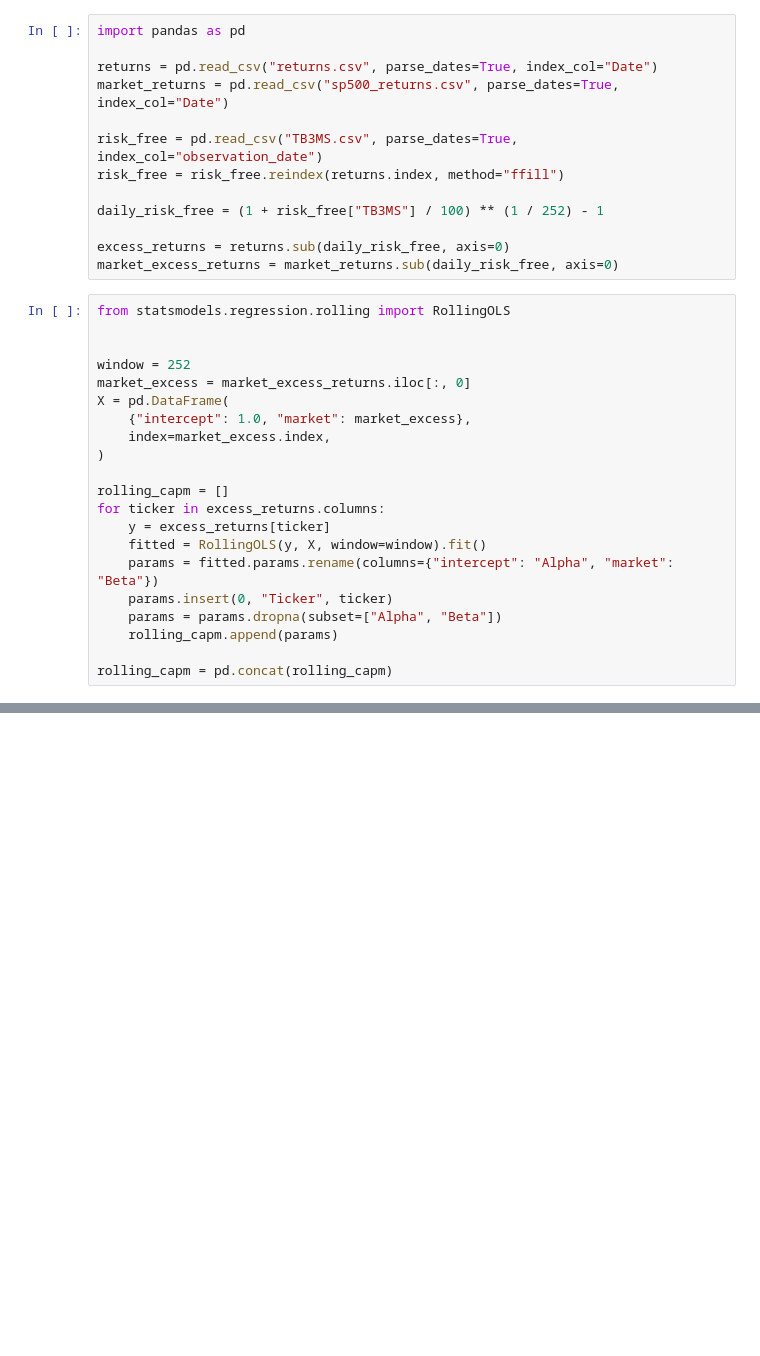
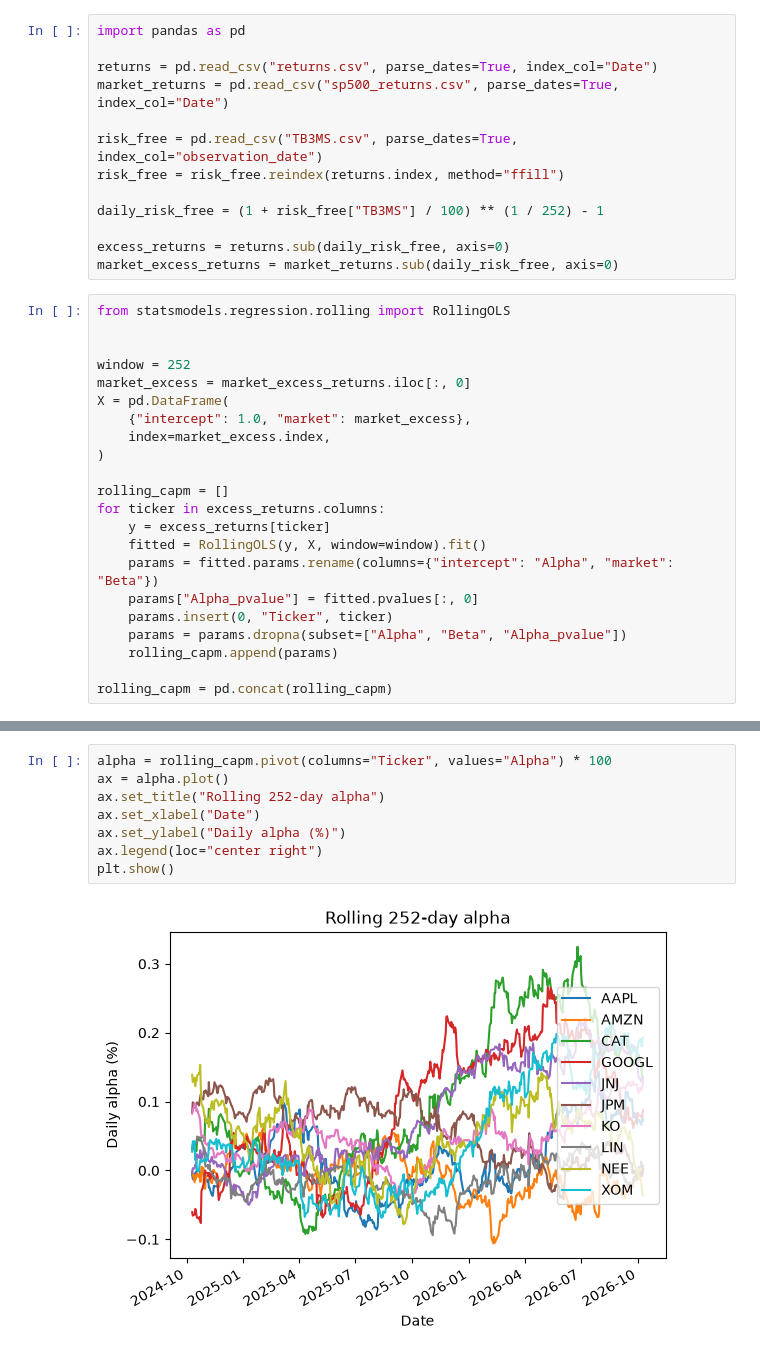
Before and after one commit to vincent-bin-2027/capm, a Jupyter notebook: capm.ipynb, the cells around one changed output, grey strips where cells are left out. Saved outputs shown, nothing was run; the diff lists cells and outputs as text; blank space fills up the shorter version.

```diff
--- a/capm.ipynb
+++ b/capm.ipynb
@@ -68,8 +66,9 @@ for ticker in excess_returns.columns:
     y = excess_returns[ticker]
     fitted = RollingOLS(y, X, window=window).fit()
     params = fitted.params.rename(columns={"intercept": "Alpha", "market": "Beta"})
+    params["Alpha_pvalue"] = fitted.pvalues[:, 0]
     params.insert(0, "Ticker", ticker)
-    params = params.dropna(subset=["Alpha", "Beta"])
+    params = params.dropna(subset=["Alpha", "Beta", "Alpha_pvalue"])
     rolling_capm.append(params)
 
 rolling_capm = pd.concat(rolling_capm)
@@ -88,0 +101,10 @@ plt.show()
+# %%
+alpha = rolling_capm.pivot(columns="Ticker", values="Alpha") * 100
+ax = alpha.plot()
+ax.set_title("Rolling 252-day alpha")
+ax.set_xlabel("Date")
+ax.set_ylabel("Daily alpha (%)")
+ax.legend(loc="center right")
+plt.show()
+# %% [output]
+[figure, added]
```
Also changed, not shown: parts of 3 cells of this notebook.
